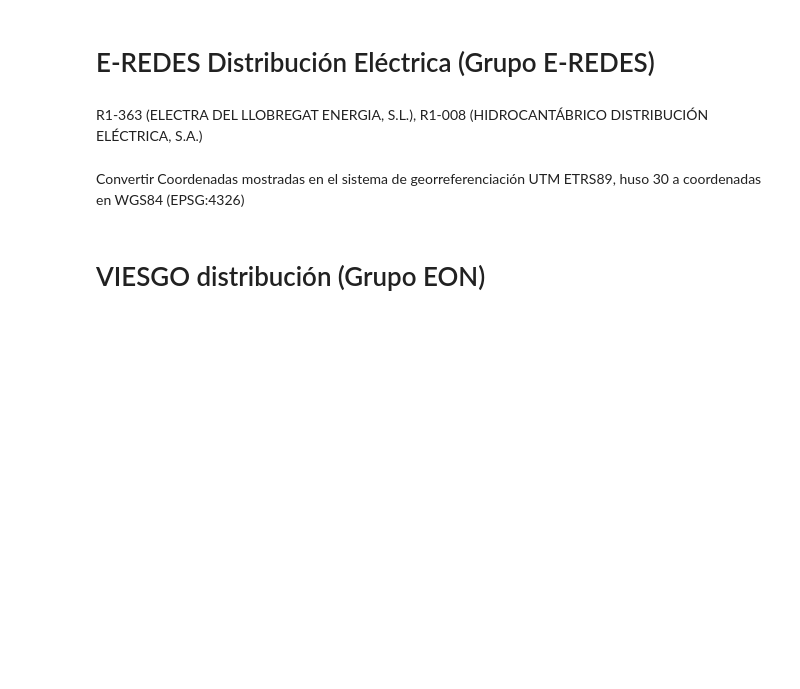
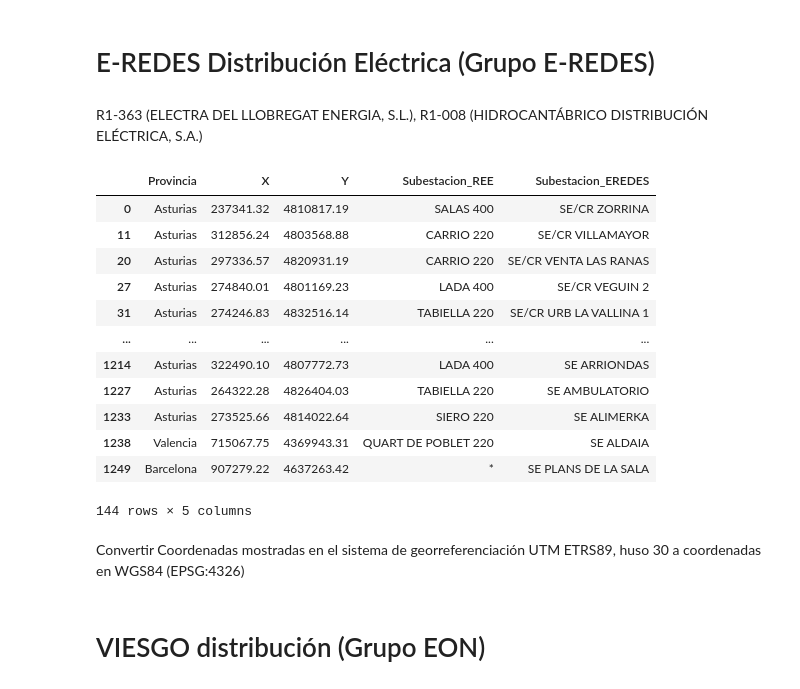
Before and after one commit to jacubero/SEE, a Jupyter notebook: Distribucion/distribucion.ipynb, the cells around one changed output. Saved outputs shown, nothing was run; the diff lists cells and outputs as text; code cells hidden in the pictures; blank space fills up the shorter version.

```diff
--- a/Distribucion/distribucion.ipynb
+++ b/Distribucion/distribucion.ipynb
@@ -244,23 +268,37 @@ R1-363 (ELECTRA DEL LLOBREGAT ENERGIA, S.L.), R1-008 (HIDROCANTÁBRICO DISTRIBUC
 # %%
 # https://www.eredesdistribucion.es/mapa-interactivo-de-la-red
 file_path = 'Excels/EREDES_capacidad.xlsx'
 
 # Read the Excel file
 EREDES_capacidad_df = pd.read_excel(file_path, sheet_name='Table 1', header=[0])
 
 columns = [
     'Provincia',
     'X',
     'Y',
     'Subestacion_REE',
     'Subestacion_EREDES'
     ]
 
 # Get unique rows based on 'Identificador de la Subestación'
 EREDES_df = EREDES_capacidad_df[columns].drop_duplicates(subset='Subestacion_EREDES')
 
 # Display the resulting DataFrame
-EREDES_df.style.hide(axis='index')
+EREDES_df
+# %% [output]
+|  | Provincia | X | Y | Subestacion_REE | Subestacion_EREDES |
+| 0 | Asturias | 237341.32 | 4810817.19 | SALAS 400 | SE/CR ZORRINA |
+| 11 | Asturias | 312856.24 | 4803568.88 | CARRIO 220 | SE/CR VILLAMAYOR |
+| 20 | Asturias | 297336.57 | 4820931.19 | CARRIO 220 | SE/CR VENTA LAS RANAS |
+| 27 | Asturias | 274840.01 | 4801169.23 | LADA 400 | SE/CR VEGUIN 2 |
+| 31 | Asturias | 274246.83 | 4832516.14 | TABIELLA 220 | SE/CR URB LA VALLINA 1 |
+| ... | ... | ... | ... | ... | ... |
+| 1214 | Asturias | 322490.10 | 4807772.73 | LADA 400 | SE ARRIONDAS |
+| 1227 | Asturias | 264322.28 | 4826404.03 | TABIELLA 220 | SE AMBULATORIO |
+| 1233 | Asturias | 273525.66 | 4814022.64 | SIERO 220 | SE ALIMERKA |
+| 1238 | Valencia | 715067.75 | 4369943.31 | QUART DE POBLET 220 | SE ALDAIA |
+| 1249 | Barcelona | 907279.22 | 4637263.42 | * | SE PLANS DE LA SALA |
+144 rows × 5 columns
 # %% [markdown]
 Convertir Coordenadas mostradas en el sistema de georreferenciación UTM ETRS89, huso 30 a coordenadas en WGS84 (EPSG:4326)
 # %%
```
Also changed, not shown: parts of 13 cells of this notebook, 9 other files.
